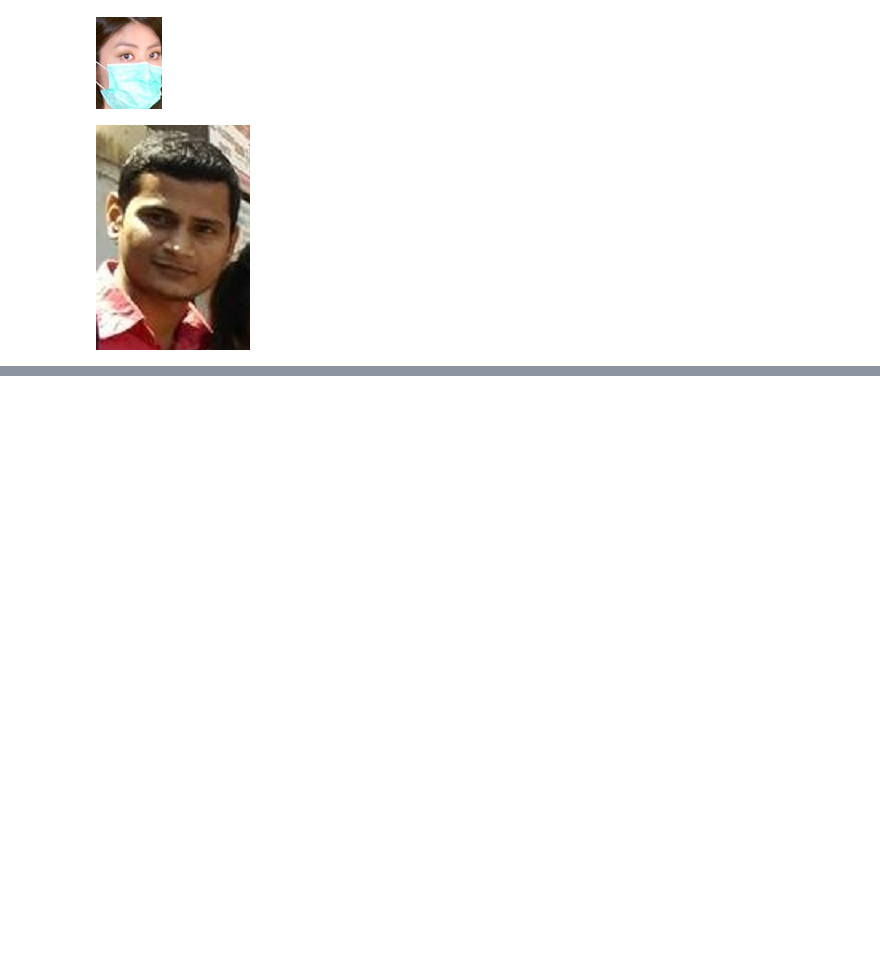
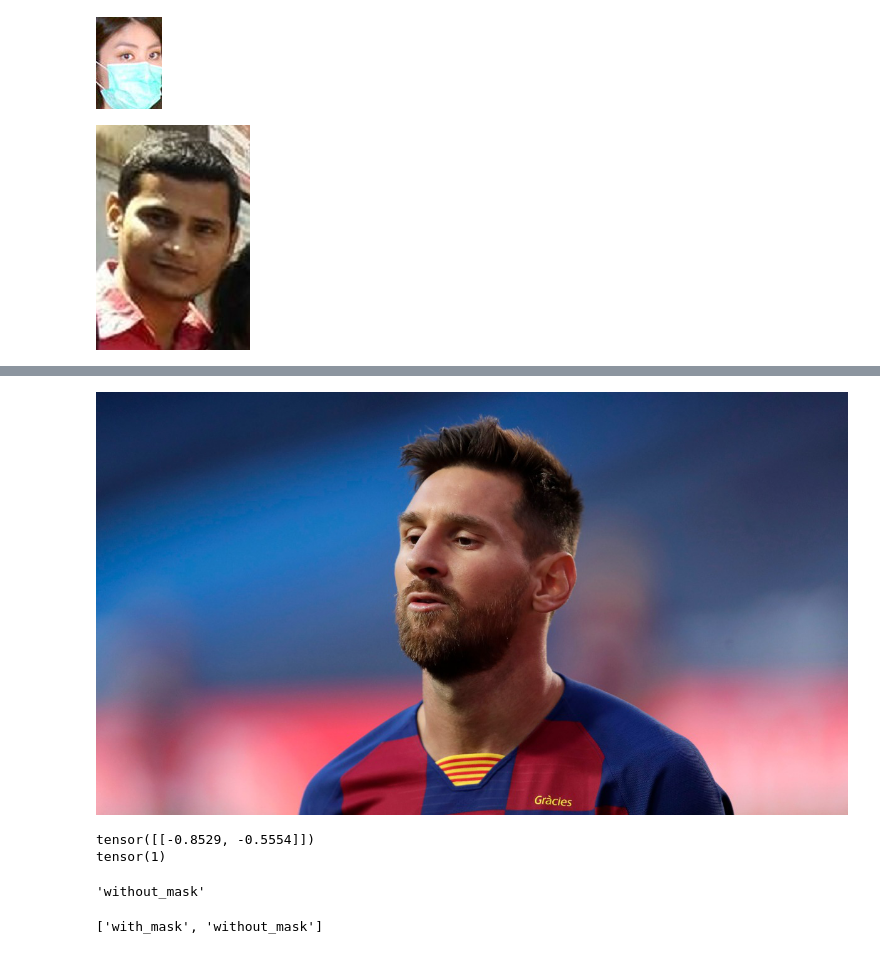
Before and after one commit to matszewczyk/projekt-eiasr, a Jupyter notebook: siec_od_0.ipynb, the cells around one changed output, grey strips where cells are left out. Cells and saved outputs as stored; diff of their text form; code cells hidden in the pictures; blank space fills up the shorter version.

```diff
--- a/siec_od_0.ipynb
+++ b/siec_od_0.ipynb
@@ -64,0 +254,24 @@ len(test_idx)
+# %%
+from PIL import Image
+image = Image.open('./test_new_data/Messi_without_mask.jpg')
+image
+# %% [output]
+[figure, added]
+# %%
+image = test_transform(image)
+image = image.unsqueeze(0) # adding the 'batch dimension'
+
+with torch.no_grad():
+    output = model(image)
+    print(output)
+pos = output[0].argmax()
+print(pos)
+class_names[pos]
+# %% [output]
+tensor([[-0.8529, -0.5554]])
+tensor(1)
+'without_mask'
+# %%
+class_names
+# %% [output]
+['with_mask', 'without_mask']
```
Also changed, not shown: parts of 22 cells of this notebook, 5 other files.
